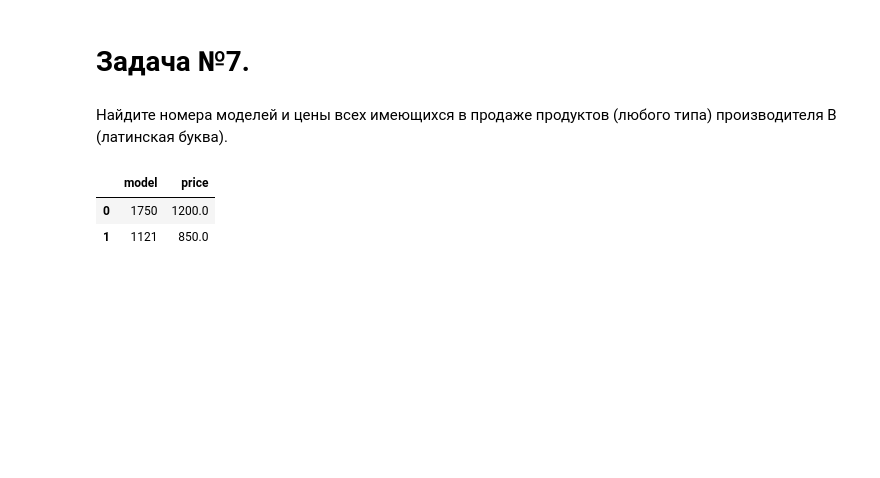
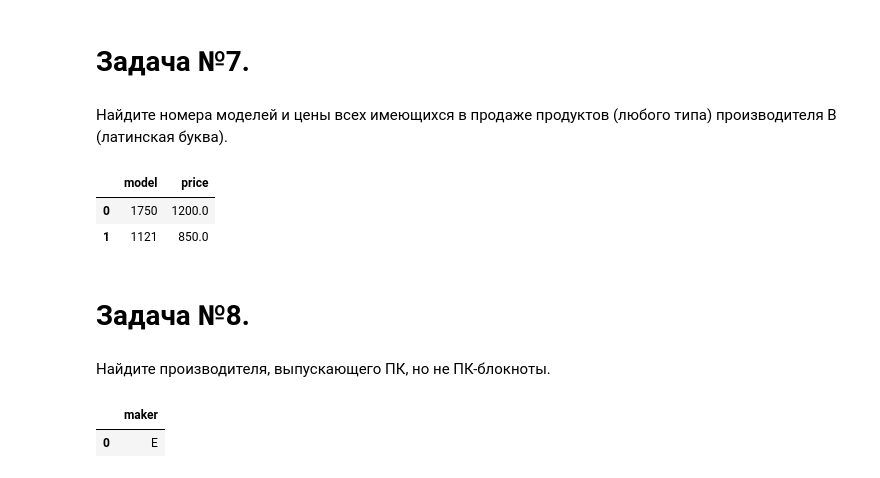
Before and after one commit to Kedrynez/Tasks-from-the-sql-ex.ru, a Jupyter notebook: sql_ex_postgres_in_colab.ipynb, the cells around one changed output. Drawn from its saved outputs; the diff is of its cells as text; code cells hidden in the pictures; blank space fills up the shorter version.

```diff
--- a/sql_ex_postgres_in_colab.ipynb
+++ b/sql_ex_postgres_in_colab.ipynb
@@ -163,3 +192,21 @@ select(sql)
 |  | model | price |
 | 0 | 1750 | 1200.0 |
 | 1 | 1121 | 850.0 |
+# %% [markdown]
+# Задача №8.
+# %% [markdown]
+Найдите производителя, выпускающего ПК, но не ПК-блокноты.
+# %%
+sql="""SELECT DISTINCT p.maker
+FROM product p
+WHERE p.type ='PC'
+EXCEPT
+SELECT DISTINCT p.maker
+FROM product p
+WHERE p.type ='Laptop'
+"""
+# %%
+select(sql)
+# %% [output]
+|  | maker |
+| 0 | E |
```
Also changed, not shown: parts of 2 cells of this notebook.
